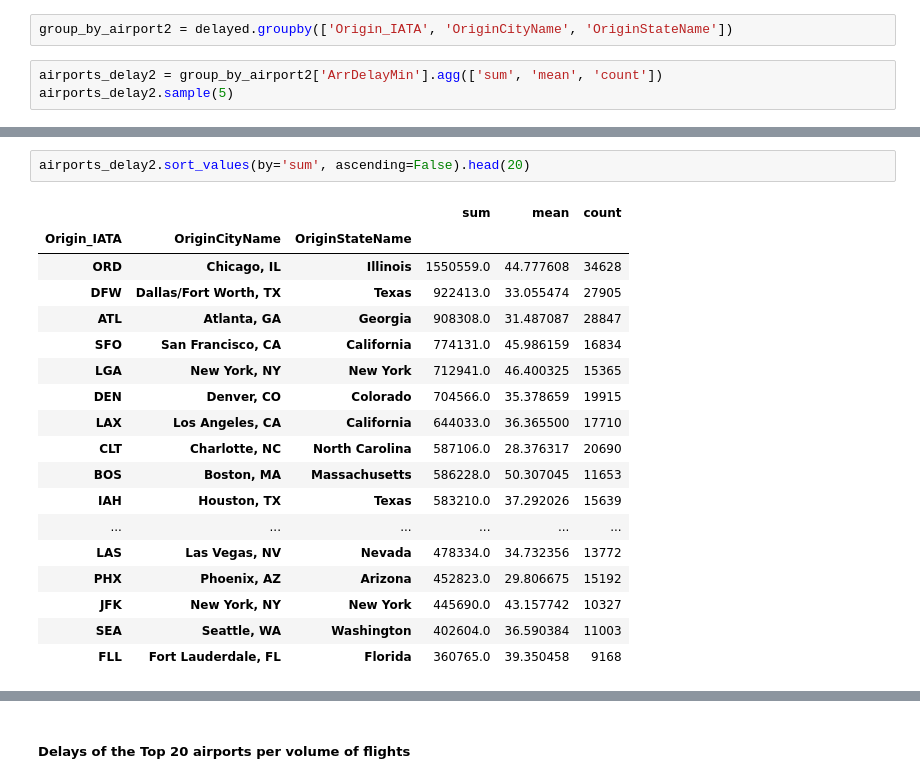
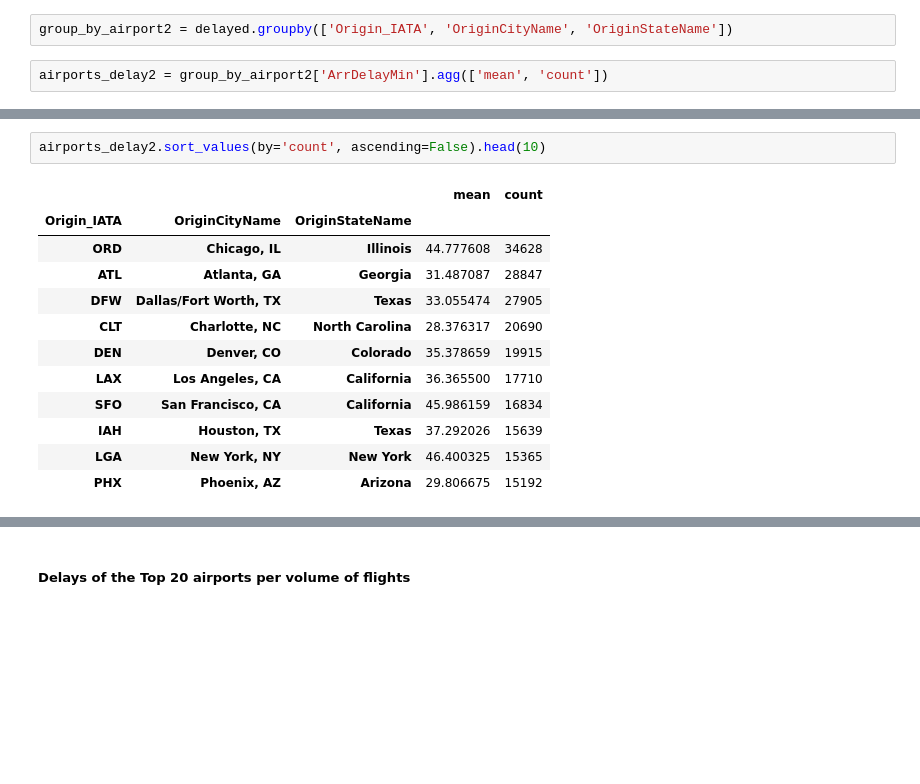
Before and after one commit to gespejobas/TFM, a Jupyter notebook: 03. Data Analysis & Representation.ipynb, the cells around one changed output, grey strips where cells are left out. Saved outputs shown, nothing was run; the diff lists cells and outputs as text; blank space fills up the shorter version.

```diff
--- a/03. Data Analysis & Representation.ipynb
+++ b/03. Data Analysis & Representation.ipynb
@@ -497,5 +478,4 @@ ONLY DELAYED FLIGHTS
 # %%
 group_by_airport2 = delayed.groupby(['Origin_IATA', 'OriginCityName', 'OriginStateName'])
 # %%
-airports_delay2 = group_by_airport2['ArrDelayMin'].agg(['sum', 'mean', 'count'])
-airports_delay2.sample(5)
+airports_delay2 = group_by_airport2['ArrDelayMin'].agg(['mean', 'count'])
@@ -510,22 +482,16 @@ airports_delay2.sample(5)
 # %%
-airports_delay2.sort_values(by='sum', ascending=False).head(20)
+airports_delay2.sort_values(by='count', ascending=False).head(10)
 # %% [output]
-|  |  |  | sum | mean | count |
-| Origin_IATA | OriginCityName | OriginStateName |  |  |  |
-| ORD | Chicago, IL | Illinois | 1550559.0 | 44.777608 | 34628 |
-| DFW | Dallas/Fort Worth, TX | Texas | 922413.0 | 33.055474 | 27905 |
-| ATL | Atlanta, GA | Georgia | 908308.0 | 31.487087 | 28847 |
-| SFO | San Francisco, CA | California | 774131.0 | 45.986159 | 16834 |
-| LGA | New York, NY | New York | 712941.0 | 46.400325 | 15365 |
-| DEN | Denver, CO | Colorado | 704566.0 | 35.378659 | 19915 |
-| LAX | Los Angeles, CA | California | 644033.0 | 36.365500 | 17710 |
-| CLT | Charlotte, NC | North Carolina | 587106.0 | 28.376317 | 20690 |
-| BOS | Boston, MA | Massachusetts | 586228.0 | 50.307045 | 11653 |
-| IAH | Houston, TX | Texas | 583210.0 | 37.292026 | 15639 |
-| ... | ... | ... | ... | ... | ... |
-| LAS | Las Vegas, NV | Nevada | 478334.0 | 34.732356 | 13772 |
-| PHX | Phoenix, AZ | Arizona | 452823.0 | 29.806675 | 15192 |
-| JFK | New York, NY | New York | 445690.0 | 43.157742 | 10327 |
-| SEA | Seattle, WA | Washington | 402604.0 | 36.590384 | 11003 |
-| FLL | Fort Lauderdale, FL | Florida | 360765.0 | 39.350458 | 9168 |
+|  |  |  | mean | count |
+| Origin_IATA | OriginCityName | OriginStateName |  |  |
+| ORD | Chicago, IL | Illinois | 44.777608 | 34628 |
+| ATL | Atlanta, GA | Georgia | 31.487087 | 28847 |
+| DFW | Dallas/Fort Worth, TX | Texas | 33.055474 | 27905 |
+| CLT | Charlotte, NC | North Carolina | 28.376317 | 20690 |
+| DEN | Denver, CO | Colorado | 35.378659 | 19915 |
+| LAX | Los Angeles, CA | California | 36.365500 | 17710 |
+| SFO | San Francisco, CA | California | 45.986159 | 16834 |
+| IAH | Houston, TX | Texas | 37.292026 | 15639 |
+| LGA | New York, NY | New York | 46.400325 | 15365 |
+| PHX | Phoenix, AZ | Arizona | 29.806675 | 15192 |
 # %%
```
Also changed, not shown: parts of 77 cells of this notebook.
